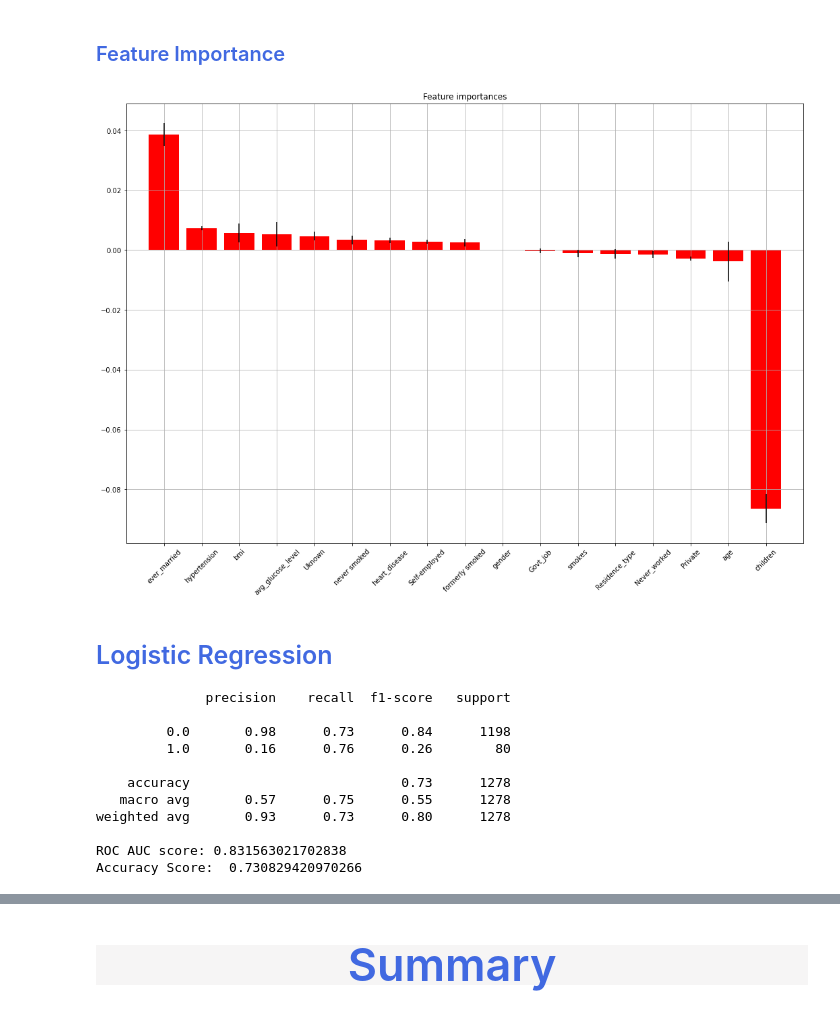
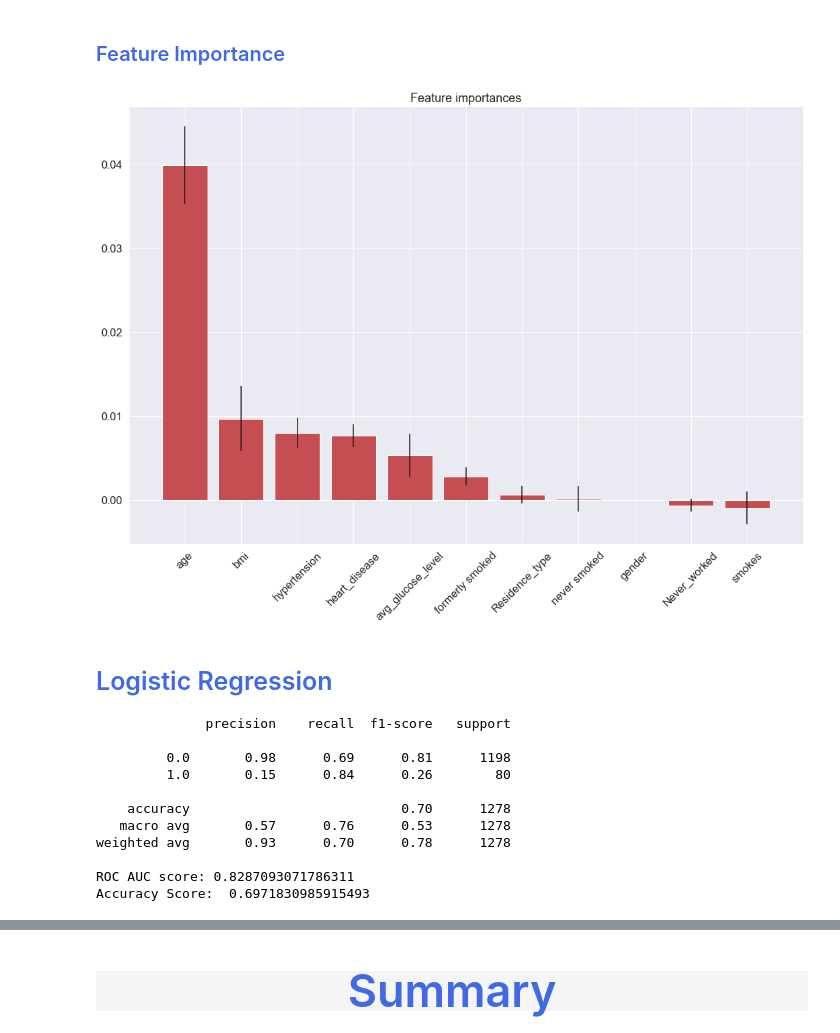
Before and after one commit to rotznmu/stroke_prediction_capstone, a Jupyter notebook: Stroke Prediction.ipynb, the cells around one changed output, grey strips where cells are left out. Cells and saved outputs as stored; diff of their text form; code cells hidden in the pictures.

```diff
--- a/Stroke Prediction.ipynb
+++ b/Stroke Prediction.ipynb
@@ -1508,8 +1460,7 @@ GridSearch_recall = pd.DataFrame()
 gridsearch_models = [
         ('BernoulliNB', BernoulliNB(), [{'alpha': [0.01, 0.1, 0.5, 1.0, 10.0]}]),
         ('GaussianNB', GaussianNB(), [{'var_smoothing': np.logspace(0,-9, num=100)}]),
-        ('Logistic Regression', LogisticRegression(), [{'penalty': ['l1','l2'], 'C': [0.001,0.01,0.1,1,10,100,1000]}]),
-        ('KNeighbors Classifier', KNeighborsClassifier(), [{'n_neighbors':[3,5,7,8,10], 'metric': ['euclidean', 'manhattan', 'chebyshev', 'minkowski']}]),
+        ('Logistic Regression', LogisticRegression(), [{'penalty': ['none','l1','l2', 'elasticnet'], 'solver':['newton-cg', 'lbfgs', 'liblinear', 'sag','saga'], 'C': [0.001,0.01,0.1,1,10,100]}]),
        ]
 
 
@@ -1613,18 +1584,20 @@ plt.show()
 # %% [markdown]
 <h3 style = "font-family:garamond; font-size:20px; background-color: white; color : royalblue; border-radius: 100px 100px; text-align:left">Feature Importance</h3>
 # %%
-model = RandomForestClassifier(n_estimators=500, n_jobs=-1, random_state=42)
-model.fit(X_train, y_train)
+rf_model = RandomForestClassifier(n_estimators=500, n_jobs=-1, random_state=42)
+rf_model.fit(X_train, y_train)
+features = stroke_df.drop(['ever_married', 'Unknown', 'Govt_job', 'Private', 'Self-employed', 'children', 'stroke'], axis=1).columns
 
-# plotting feature importances
-features = stroke_df.drop('stroke', axis=1).columns
-importances = model.feature_importances_
-indices = np.argsort(importances)
+rf_imps = permutation_importance(rf_model, X_test, y_test)
+rf_importances = rf_imps.importances_mean
+rf_std = rf_imps.importances_std
+rf_indices = np.argsort(rf_importances)[::-1]
 
-plt.figure(figsize=(10,15))
-plt.title('Feature Importances')
-plt.barh(range(len(indices)), importances[indices], color='b', align='center')
-plt.yticks(range(len(indices)), [features[i] for i in indices])
-plt.xlabel('Relative Importance')
+plt.figure(figsize=(18, 12))
+plt.title("Feature importances")
+plt.bar(range(X_test.shape[1]), rf_importances[rf_indices], color="r", yerr=rf_std[rf_indices], align="center")
+plt.xticks(range(11), [features[rf_indices[i]] for i in range(11)], rotation=45)
+plt.xlim([-1, X_test.shape[1]])
+plt.grid(True)
 plt.show()
 # %% [output]
@@ -1639,10 +1607,0 @@ plt.show()
-# %%
-KNeigh = KNeighborsClassifier(metric='euclidean',n_neighbors=3)
-KNeigh.fit(X_train, y_train)
-y_pred = KNeigh.predict(X_test)
-y_prob = KNeigh.predict_proba(X_test)[:,1]
-cm = confusion_matrix(y_test, y_pred)
-
-print(classification_report(y_test, y_pred))
-print(f'ROC AUC score: {roc_auc_score(y_test, y_prob)}')
-print('Accuracy Score: ',accuracy_score(y_test, y_pred))
@@ -1754,7 +1674,7 @@ plt.show()
 # %% [markdown]
 <h3 style = "font-family:garamond; font-size:25px; background-color: white; color : royalblue; border-radius: 100px 100px; text-align:left">Gaussian NB</h3>
 # %%
-gauss = GaussianNB(var_smoothing=1.873817422860387e-09)
+gauss = GaussianNB(var_smoothing= 1.2328467394420635e-09)
 gauss.fit(X_train, y_train)
 y_pred = gauss.predict(X_test)
 y_prob = gauss.predict_proba(X_test)[:,1]
@@ -1805,26 +1725,32 @@ plt.show()
 # %%
 imps = permutation_importance(gauss, X_test, y_test)
 importances = imps.importances_mean
 std = imps.importances_std
 indices = np.argsort(importances)[::-1]
 
 plt.figure(figsize=(18, 12))
 plt.title("Feature importances")
 plt.bar(range(X_test.shape[1]), importances[indices], color="r", yerr=std[indices], align="center")
-plt.xticks(range(17), [features[indices[i]] for i in range(17)], rotation=45)
+plt.xticks(range(11), [features[indices[i]] for i in range(11)], rotation=45)
 plt.xlim([-1, X_test.shape[1]])
 plt.grid(True)
 plt.show()
 # %% [output]
-[figure, old version]
+[figure, new version]
 # %% [markdown]
 <h3 style = "font-family:garamond; font-size:25px; background-color: white; color : royalblue; border-radius: 100px 100px; text-align:left">Logistic Regression</h3>
 # %%
-logreg = LogisticRegression(C=0.001, penalty='l2')
+logreg = LogisticRegression(C=0.001, penalty='l1', solver='liblinear')
 logreg.fit(X_train, y_train)
 y_pred = logreg.predict(X_test)
 y_prob = logreg.predict_proba(X_test)[:,1]
-cm = confusion_matrix(y_test, y_pred)
+cm_lr = confusion_matrix(y_test, y_pred)
+
+# variables for scores for summary
+lr_accuracy = normal_round(accuracy_score(y_test, y_pred) * 100)
+lr_recall = normal_round(recall_score(y_test, y_pred) * 100)
+lr_precision = normal_round(precision_score(y_test, y_pred) * 100)
+lr_f1 = normal_round(f1_score(y_test, y_pred) * 100)
 
 print(classification_report(y_test, y_pred))
 print(f'ROC AUC score: {roc_auc_score(y_test, y_prob)}')
@@ -1832,15 +1758,15 @@ print('Accuracy Score: ',accuracy_score(y_test, y_pred))
 # %% [output]
               precision    recall  f1-score   support
 
-         0.0       0.98      0.73      0.84      1198
-         1.0       0.16      0.76      0.26        80
+         0.0       0.98      0.69      0.81      1198
+         1.0       0.15      0.84      0.26        80
 
-    accuracy                           0.73      1278
-   macro avg       0.57      0.75      0.55      1278
-weighted avg       0.93      0.73      0.80      1278
+    accuracy                           0.70      1278
+   macro avg       0.57      0.76      0.53      1278
+weighted avg       0.93      0.70      0.78      1278
 
-ROC AUC score: 0.831563021702838
-Accuracy Score:  0.730829420970266
+ROC AUC score: 0.8287093071786311
+Accuracy Score:  0.6971830985915493
 # %%
 # Confusion Matrix
 plt.figure(figsize = (10, 6))
```
Also changed, not shown: parts of 85 cells of this notebook.
